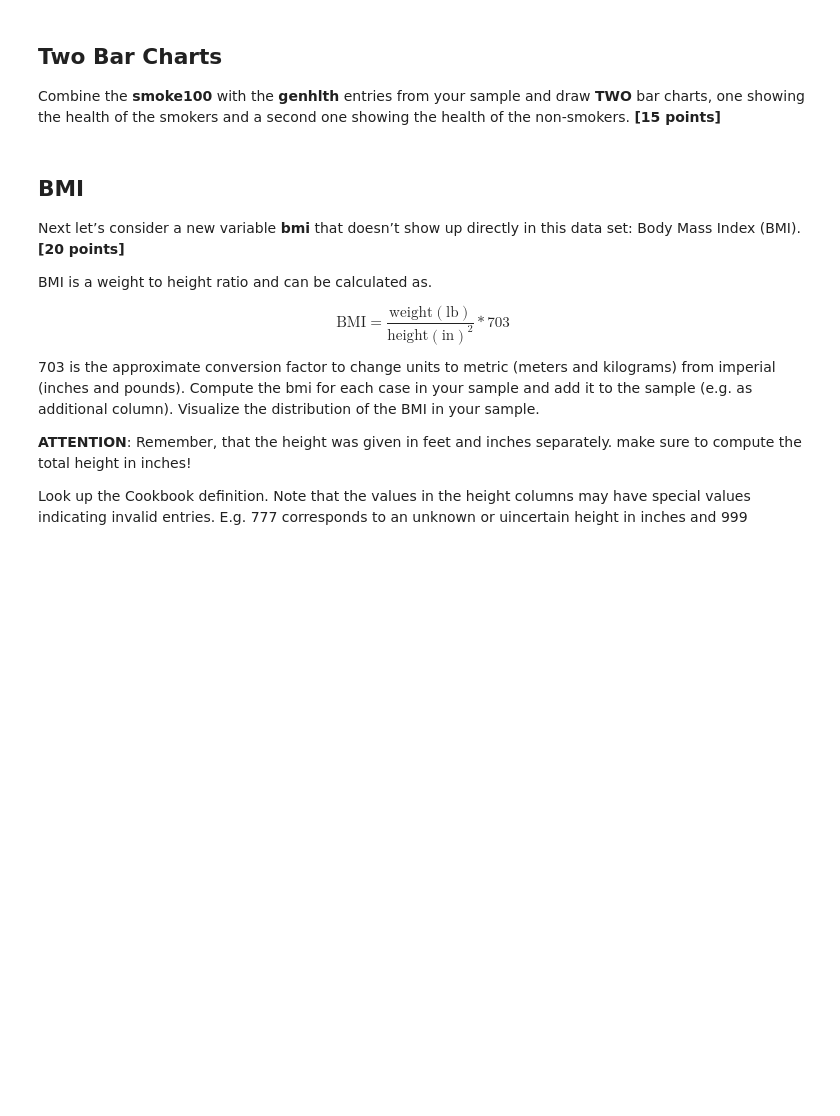
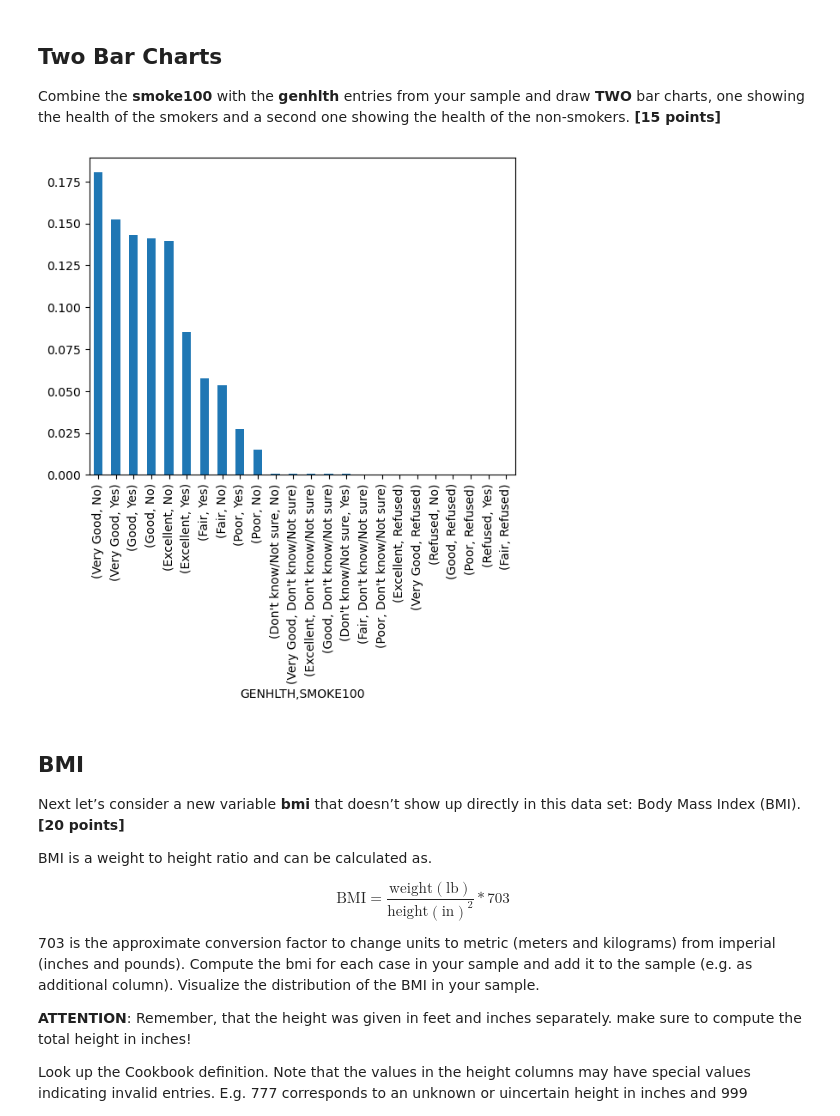
Before and after one commit to DAAP-Summer-2024/intro-to-data-structure-and-data-visualization-inakaefer, a Jupyter notebook: assignment_1.ipynb, the cells around one changed output. Saved outputs shown, nothing was run; the diff lists cells and outputs as text; code cells hidden in the pictures; blank space fills up the shorter version.

```diff
--- a/assignment_1.ipynb
+++ b/assignment_1.ipynb
@@ -197,6 +203,17 @@ plt.show()
 ## Two Bar Charts
 
 Combine the **smoke100** with the **genhlth** entries from your sample and draw __TWO__ bar charts, one showing the health of the smokers and a second one showing the health of the non-smokers. **[15 points]**
+# %%
+genhlth_smoke = selected_columns_only[["GENHLTH", "SMOKE100"]]
+
+genhlth_smoke_readable = genhlth_smoke.replace({"GENHLTH":{1:"Excellent", 2:"Very Good", 3:"Good", 4:"Fair", 5:"Poor", 7:"Don't know/Not sure", 9:"Refused"}, "SMOKE100":{1:"Yes", 2:"No", 7:"Don't know/Not sure", 9:"Refused"}})
+genhlth_smoke_distribution = genhlth_smoke_readable.value_counts(normalize=True)
+
+genhlth_smoke_distribution.plot(x="GENHLTH",kind='bar')
+
+plt.show()
+# %% [output]
+[figure, added]
 # %% [markdown]
 ## BMI
 
```
Also changed, not shown: parts of 1 cell of this notebook, 2 other files.
